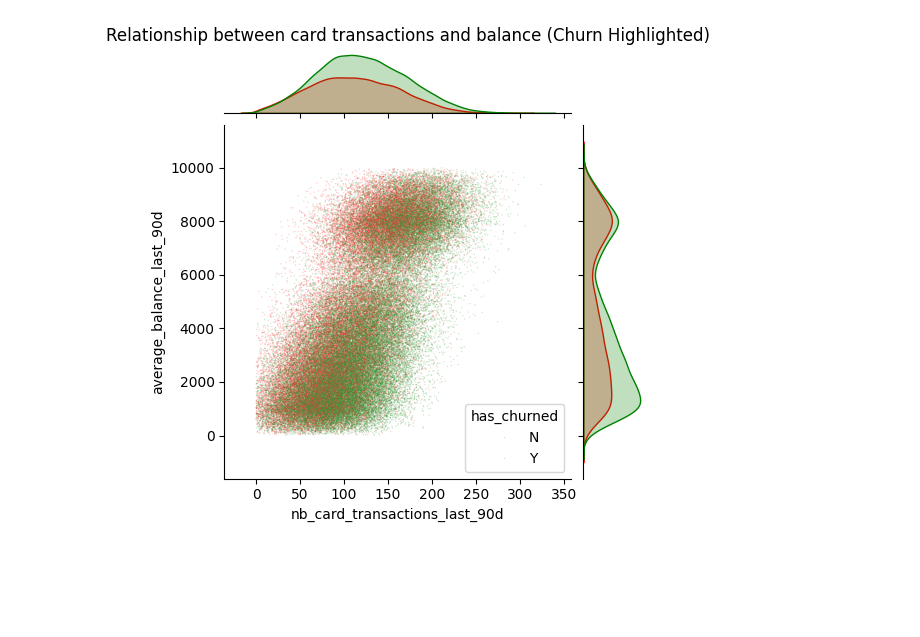
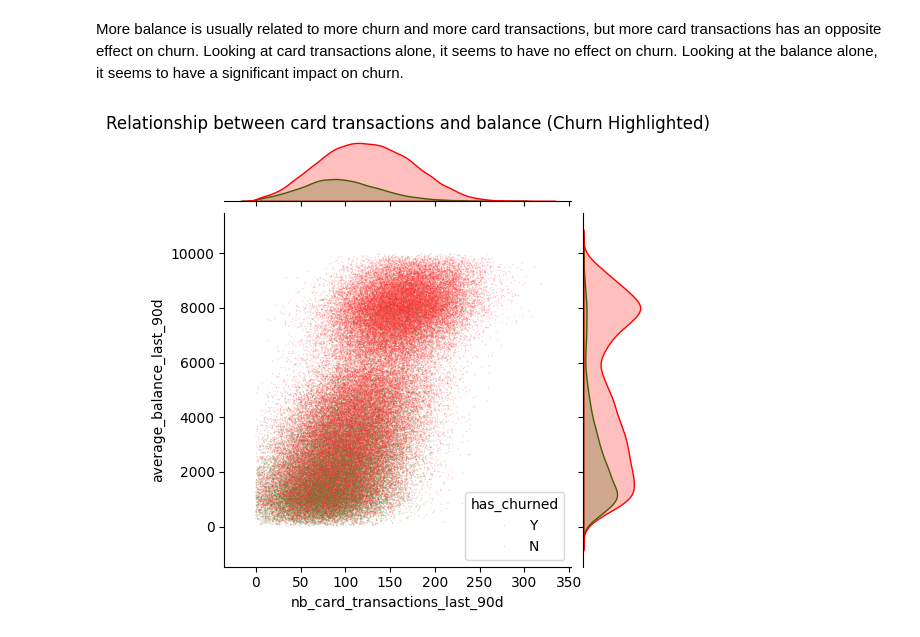
Before and after one commit to gabriellegall/analytics, a Jupyter notebook: data_generation.ipynb, the cells around one changed output. Drawn from its saved outputs; the diff is of its cells as text; code cells hidden in the pictures; blank space fills up the shorter version.

```diff
--- a/data_generation.ipynb
+++ b/data_generation.ipynb
@@ -51,33 +54,37 @@ plt.show()
+# %% [markdown]
+More balance is usually related to more churn and more card transactions, but more card transactions has an opposite effect on churn.
+Looking at card transactions alone, it seems to have no effect on churn.
+Looking at the balance alone, it seems to have a significant impact on churn.
 # %%
 # Define the churn probability
 def sigmoid(x):
     return 1 / (1 + np.exp(-x))
 
 # Calculate churn probability
 df['churn_probability'] = sigmoid(
     1 * np.random.normal(loc=0, scale=1, size=len(df))  # Random factor
-    + 1.5 * (df['average_balance_last_90d'] / 10000)    # Balance increases the likelihood to churn
+    + 2 * (df['average_balance_last_90d'] / 10000)      # Balance increases the likelihood to churn
     - 2 * (df['nb_card_transactions_last_90d'] / 250)   # Card usage reduces the likelihood to churn
 )
 
 # Assign 'has_churned' based on churn probability
 df['has_churned'] = np.where(df['churn_probability'] > 0.5, 'Y', 'N')
 
 # Create scatter plot with hue for churn
 sns.jointplot(
     x='nb_card_transactions_last_90d',
     y='average_balance_last_90d',
     data=df,
     kind='scatter',
     hue='has_churned',
-    palette={'Y': 'red', 'N': 'green'},
+        palette={'Y': 'red', 'N': 'green'},
     alpha=0.2,
     marker='o',
     height=5,
     s=1
 )
 
 plt.suptitle('Relationship between card transactions and balance (Churn Highlighted)', y=1.02)
 plt.show()
 # %% [output]
-[figure, old version]
+[figure, new version]
```
Also changed, not shown: parts of 11 cells of this notebook.
